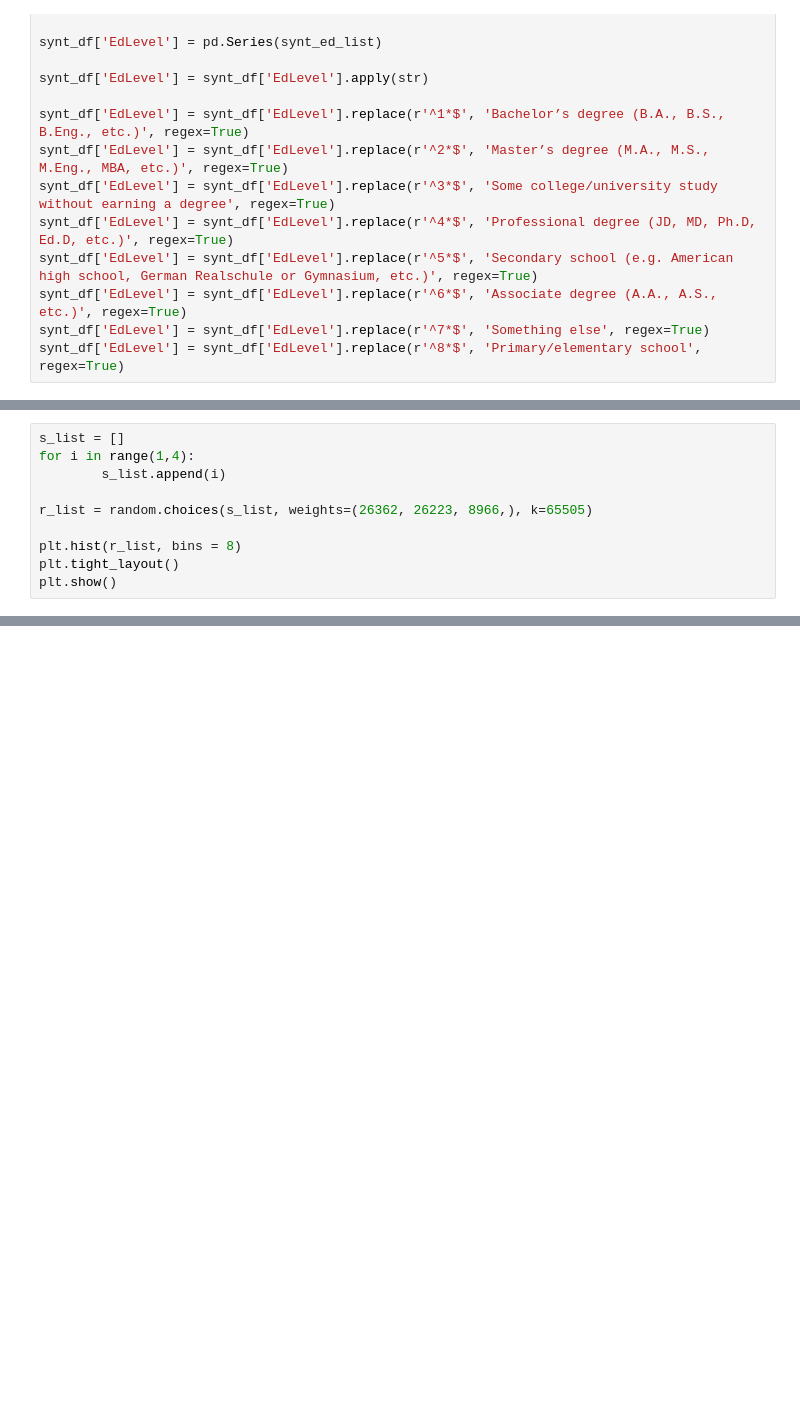
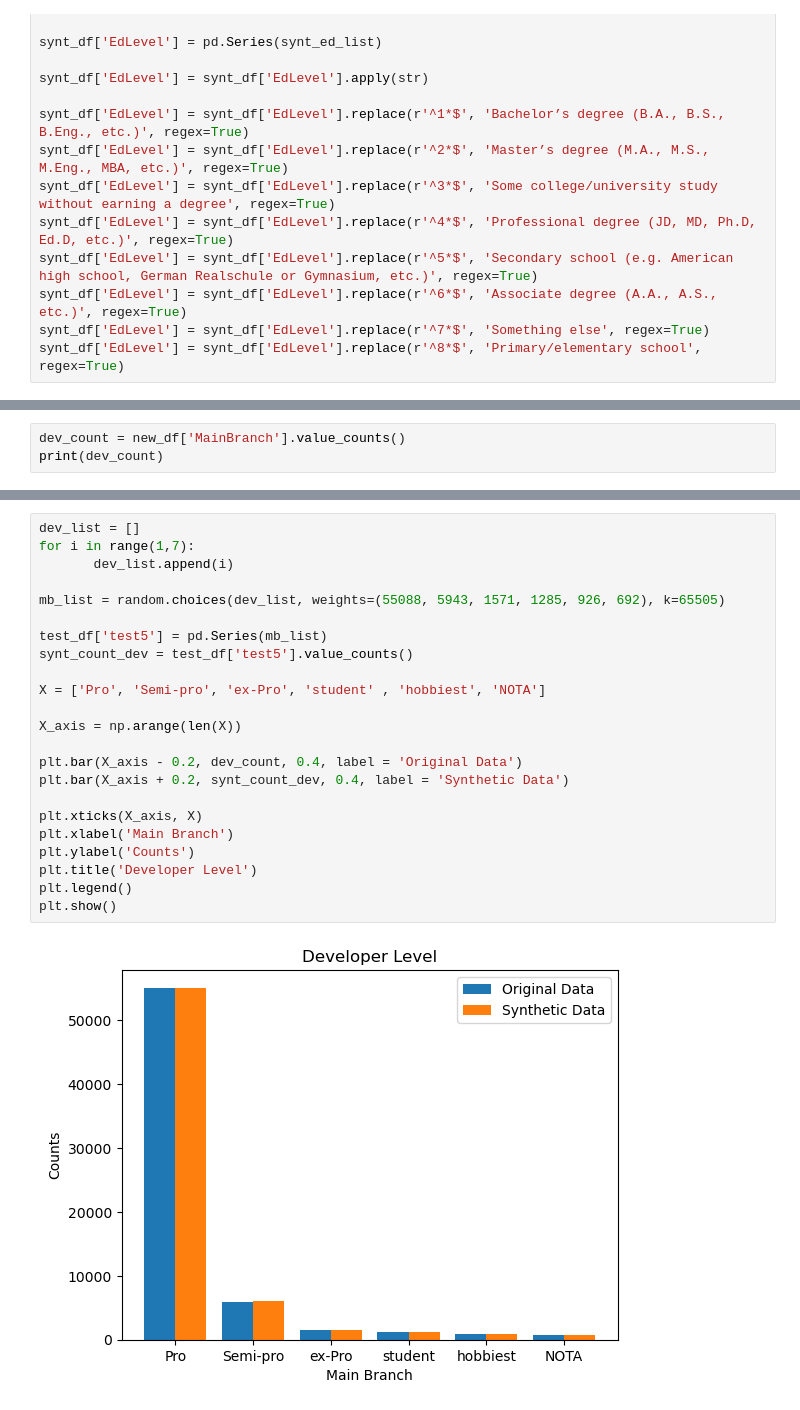
Before and after one commit to decvfox/PfDA_Project_2, a Jupyter notebook: Project_1.ipynb, the cells around one changed output, grey strips where cells are left out. Cells and saved outputs as stored; diff of their text form; blank space fills up the shorter version.

```diff
--- a/Project_1.ipynb
+++ b/Project_1.ipynb
@@ -393,10 +343,0 @@ Name: RemoteWork, dtype: int64
-# %%
-s_list = []
-for i in range(1,4):
-        s_list.append(i)
-
-r_list = random.choices(s_list, weights=(26362, 26223, 8966,), k=65505)
-
-plt.hist(r_list, bins = 8)
-plt.tight_layout()
-plt.show()
@@ -411,0 +347,3 @@ plt.show()
+# %%
+dev_count = new_df['MainBranch'].value_counts()
+print(dev_count)
@@ -411,0 +358,25 @@ plt.show()
+# %%
+dev_list = []
+for i in range(1,7):
+       dev_list.append(i)
+
+mb_list = random.choices(dev_list, weights=(55088, 5943, 1571, 1285, 926, 692), k=65505)
+
+test_df['test5'] = pd.Series(mb_list)
+synt_count_dev = test_df['test5'].value_counts()
+
+X = ['Pro', 'Semi-pro', 'ex-Pro', 'student' , 'hobbiest', 'NOTA']
+
+X_axis = np.arange(len(X))
+
+plt.bar(X_axis - 0.2, dev_count, 0.4, label = 'Original Data')
+plt.bar(X_axis + 0.2, synt_count_dev, 0.4, label = 'Synthetic Data')
+
+plt.xticks(X_axis, X)
+plt.xlabel('Main Branch')
+plt.ylabel('Counts')
+plt.title('Developer Level')
+plt.legend()
+plt.show()
+# %% [output]
+[figure, added]
```
Also changed, not shown: parts of 20 cells of this notebook.
